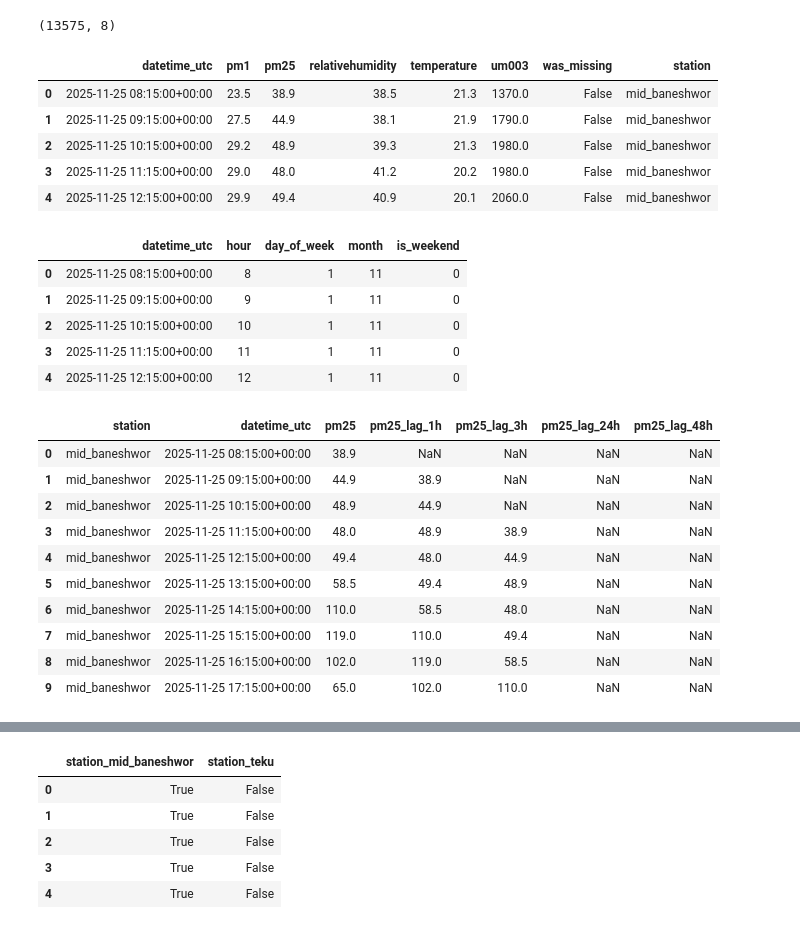
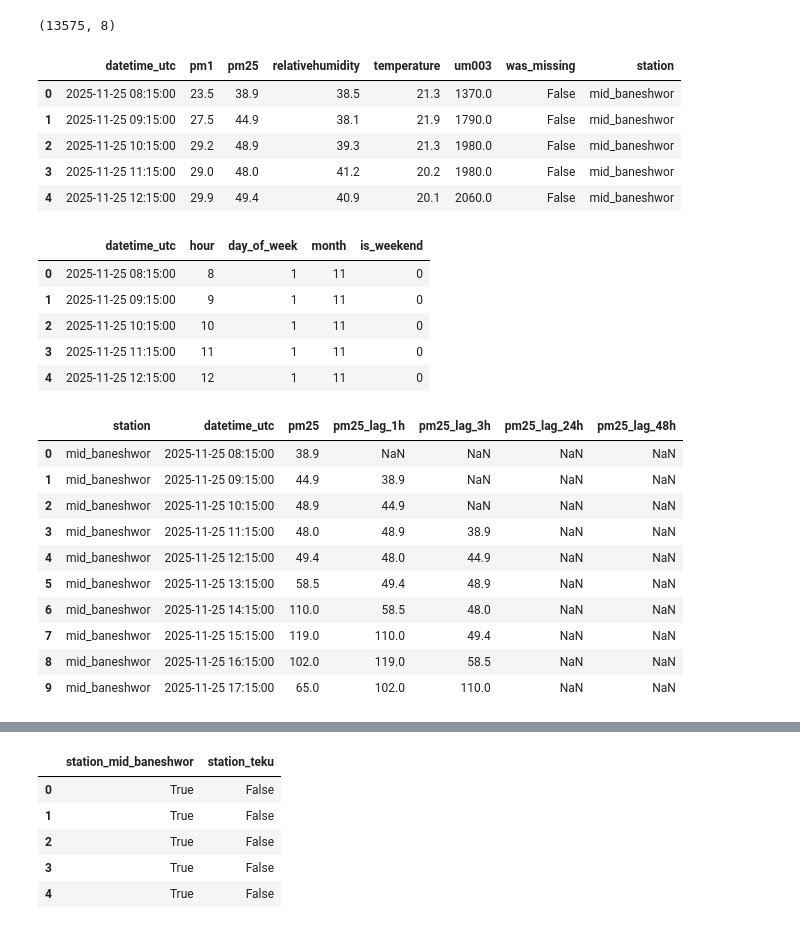
Before and after one commit to KhushiKhati11/air-quality-etl-ml-pipeline, a Jupyter notebook: notebooks/feature_engineering.ipynb, the cells around one changed output, grey strips where cells are left out. Drawn from its saved outputs; the diff is of its cells as text; code cells hidden in the pictures.

```diff
--- a/notebooks/feature_engineering.ipynb
+++ b/notebooks/feature_engineering.ipynb
@@ -1,23 +1,31 @@
 # %%
 #Load the cleaned and merged datasetimport pandas as pd
 
 import pandas as pd
 import numpy as np
 
+def to_naive_utc(series):
+    """Parse a column as datetime and strip timezone info (if any), so it can
+    be merged against timezone-naive datetime columns from other sources."""
+    s = pd.to_datetime(series)
+    if s.dt.tz is not None:
+        s = s.dt.tz_convert("UTC").dt.tz_localize(None)
+    return s
+
 df = pd.read_csv("../data/processed/kathmandu_merged.csv")
-df["datetime_utc"] = pd.to_datetime(df["datetime_utc"])
+df["datetime_utc"] = to_naive_utc(df["datetime_utc"])
 df = df.sort_values(["station", "datetime_utc"]).reset_index(drop=True)
 
 print(df.shape)
 df.head()
 # %% [output]
 (13575, 8)
 |  | datetime_utc | pm1 | pm25 | relativehumidity | temperature | um003 | was_missing | station |
-| 0 | 2025-11-25 08:15:00+00:00 | 23.5 | 38.9 | 38.5 | 21.3 | 1370.0 | False | mid_baneshwor |
-| 1 | 2025-11-25 09:15:00+00:00 | 27.5 | 44.9 | 38.1 | 21.9 | 1790.0 | False | mid_baneshwor |
-| 2 | 2025-11-25 10:15:00+00:00 | 29.2 | 48.9 | 39.3 | 21.3 | 1980.0 | False | mid_baneshwor |
-| 3 | 2025-11-25 11:15:00+00:00 | 29.0 | 48.0 | 41.2 | 20.2 | 1980.0 | False | mid_baneshwor |
-| 4 | 2025-11-25 12:15:00+00:00 | 29.9 | 49.4 | 40.9 | 20.1 | 2060.0 | False | mid_baneshwor |
+| 0 | 2025-11-25 08:15:00 | 23.5 | 38.9 | 38.5 | 21.3 | 1370.0 | False | mid_baneshwor |
+| 1 | 2025-11-25 09:15:00 | 27.5 | 44.9 | 38.1 | 21.9 | 1790.0 | False | mid_baneshwor |
+| 2 | 2025-11-25 10:15:00 | 29.2 | 48.9 | 39.3 | 21.3 | 1980.0 | False | mid_baneshwor |
+| 3 | 2025-11-25 11:15:00 | 29.0 | 48.0 | 41.2 | 20.2 | 1980.0 | False | mid_baneshwor |
+| 4 | 2025-11-25 12:15:00 | 29.9 | 49.4 | 40.9 | 20.1 | 2060.0 | False | mid_baneshwor |
 # %%
 #Time based features
 
@@ -31,11 +39,11 @@ df["is_weekend"] = df["day_of_week"].isin([5]).astype(int)  # 5 = Saturday and T
 df[["datetime_utc", "hour", "day_of_week", "month", "is_weekend"]].head()
 # %% [output]
 |  | datetime_utc | hour | day_of_week | month | is_weekend |
-| 0 | 2025-11-25 08:15:00+00:00 | 8 | 1 | 11 | 0 |
-| 1 | 2025-11-25 09:15:00+00:00 | 9 | 1 | 11 | 0 |
-| 2 | 2025-11-25 10:15:00+00:00 | 10 | 1 | 11 | 0 |
-| 3 | 2025-11-25 11:15:00+00:00 | 11 | 1 | 11 | 0 |
-| 4 | 2025-11-25 12:15:00+00:00 | 12 | 1 | 11 | 0 |
+| 0 | 2025-11-25 08:15:00 | 8 | 1 | 11 | 0 |
+| 1 | 2025-11-25 09:15:00 | 9 | 1 | 11 | 0 |
+| 2 | 2025-11-25 10:15:00 | 10 | 1 | 11 | 0 |
+| 3 | 2025-11-25 11:15:00 | 11 | 1 | 11 | 0 |
+| 4 | 2025-11-25 12:15:00 | 12 | 1 | 11 | 0 |
 # %%
 lag_hours = [1, 3, 24, 48]   # lag-1: short-term persistence; lag-3: short-term trend/momentum — is it rising or falling; lag-24: daily cycle (same hour, previous day); lag-48: multi-day persistence — Kathmandu valley temperature inversions can trap pollution for 2+ days
 
@@ -45,16 +53,16 @@ for lag in lag_hours:
 df[["station", "datetime_utc", "pm25"] + [f"pm25_lag_{lag}h" for lag in lag_hours]].head(10)
 # %% [output]
 |  | station | datetime_utc | pm25 | pm25_lag_1h | pm25_lag_3h | pm25_lag_24h | pm25_lag_48h |
-| 0 | mid_baneshwor | 2025-11-25 08:15:00+00:00 | 38.9 | NaN | NaN | NaN | NaN |
-| 1 | mid_baneshwor | 2025-11-25 09:15:00+00:00 | 44.9 | 38.9 | NaN | NaN | NaN |
-| 2 | mid_baneshwor | 2025-11-25 10:15:00+00:00 | 48.9 | 44.9 | NaN | NaN | NaN |
-| 3 | mid_baneshwor | 2025-11-25 11:15:00+00:00 | 48.0 | 48.9 | 38.9 | NaN | NaN |
-| 4 | mid_baneshwor | 2025-11-25 12:15:00+00:00 | 49.4 | 48.0 | 44.9 | NaN | NaN |
-| 5 | mid_baneshwor | 2025-11-25 13:15:00+00:00 | 58.5 | 49.4 | 48.9 | NaN | NaN |
-| 6 | mid_baneshwor | 2025-11-25 14:15:00+00:00 | 110.0 | 58.5 | 48.0 | NaN | NaN |
-| 7 | mid_baneshwor | 2025-11-25 15:15:00+00:00 | 119.0 | 110.0 | 49.4 | NaN | NaN |
-| 8 | mid_baneshwor | 2025-11-25 16:15:00+00:00 | 102.0 | 119.0 | 58.5 | NaN | NaN |
-| 9 | mid_baneshwor | 2025-11-25 17:15:00+00:00 | 65.0 | 102.0 | 110.0 | NaN | NaN |
+| 0 | mid_baneshwor | 2025-11-25 08:15:00 | 38.9 | NaN | NaN | NaN | NaN |
+| 1 | mid_baneshwor | 2025-11-25 09:15:00 | 44.9 | 38.9 | NaN | NaN | NaN |
+| 2 | mid_baneshwor | 2025-11-25 10:15:00 | 48.9 | 44.9 | NaN | NaN | NaN |
+| 3 | mid_baneshwor | 2025-11-25 11:15:00 | 48.0 | 48.9 | 38.9 | NaN | NaN |
+| 4 | mid_baneshwor | 2025-11-25 12:15:00 | 49.4 | 48.0 | 44.9 | NaN | NaN |
+| 5 | mid_baneshwor | 2025-11-25 13:15:00 | 58.5 | 49.4 | 48.9 | NaN | NaN |
+| 6 | mid_baneshwor | 2025-11-25 14:15:00 | 110.0 | 58.5 | 48.0 | NaN | NaN |
+| 7 | mid_baneshwor | 2025-11-25 15:15:00 | 119.0 | 110.0 | 49.4 | NaN | NaN |
+| 8 | mid_baneshwor | 2025-11-25 16:15:00 | 102.0 | 119.0 | 58.5 | NaN | NaN |
+| 9 | mid_baneshwor | 2025-11-25 17:15:00 | 65.0 | 102.0 | 110.0 | NaN | NaN |
 # %%
 rolling_windows = [6, 24]
 
```
Also changed, not shown: parts of 11 cells of this notebook, 1 other file.
